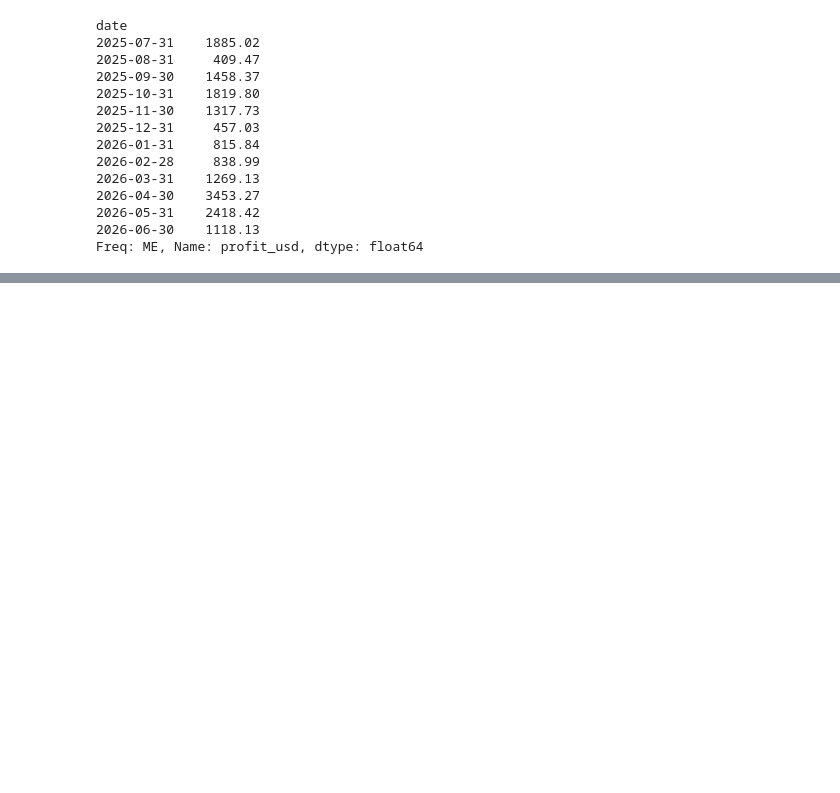
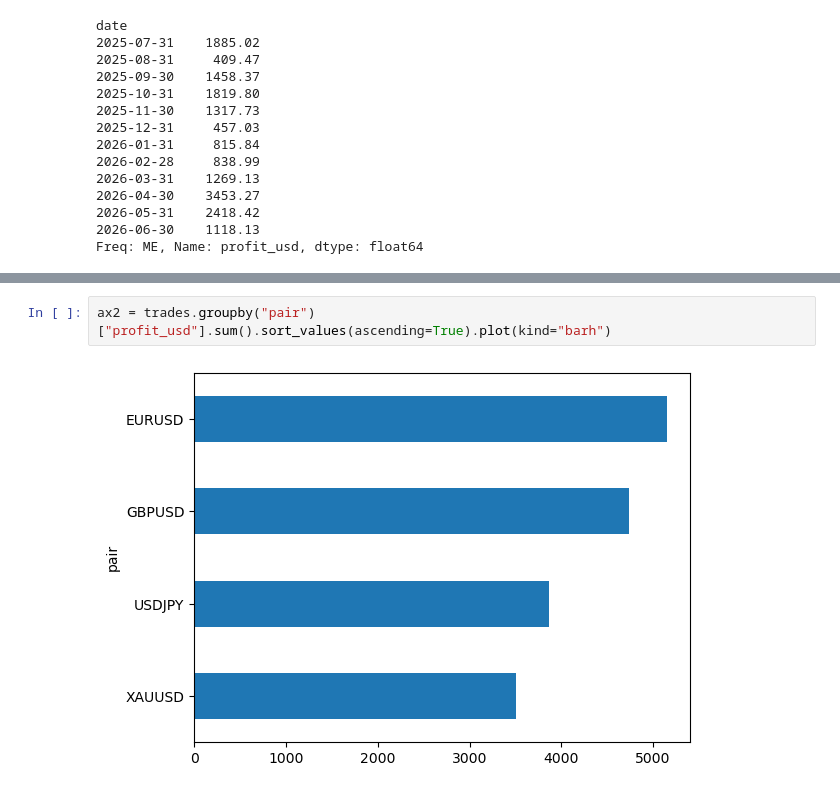
Before and after one commit to popupwhatup/fx-desk-analytics, a Jupyter notebook: analysis.ipynb, the cells around one changed output, grey strips where cells are left out. Saved outputs shown, nothing was run; the diff lists cells and outputs as text; blank space fills up the shorter version.

```diff
--- a/analysis.ipynb
+++ b/analysis.ipynb
@@ -354,0 +372,4 @@ Freq: ME, Name: profit_usd, dtype: float64
+# %%
+ax2 = trades.groupby("pair")["profit_usd"].sum().sort_values(ascending=True).plot(kind="barh")
+# %% [output]
+[figure, added]
```
Also changed, not shown: parts of 9 cells of this notebook.
